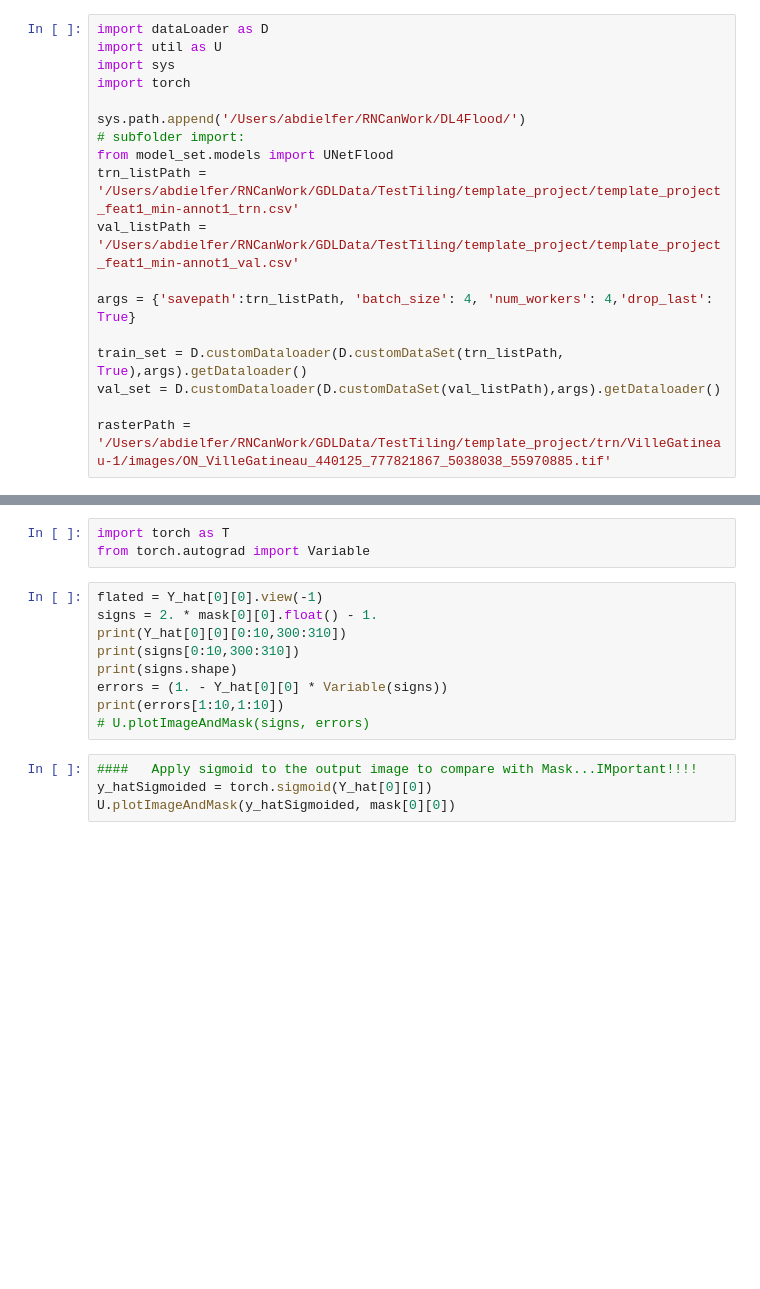
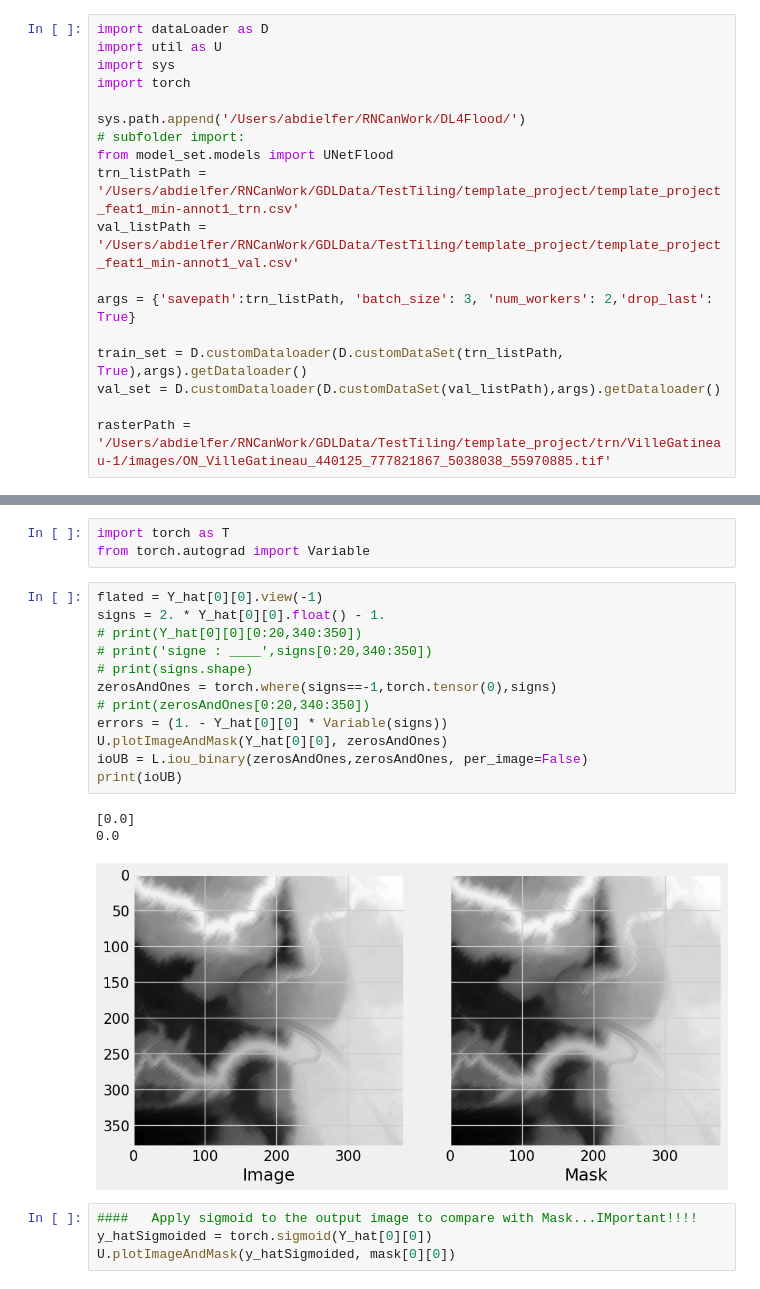
Before and after one commit to Abdielfer/DL4Flood, a Jupyter notebook: scr/testingZone.ipynb, the cells around one changed output, grey strips where cells are left out. Saved outputs shown, nothing was run; the diff lists cells and outputs as text; blank space fills up the shorter version.

```diff
--- a/scr/testingZone.ipynb
+++ b/scr/testingZone.ipynb
@@ -10,7 +10,7 @@ from model_set.models import UNetFlood
 trn_listPath = '/Users/abdielfer/RNCanWork/GDLData/TestTiling/template_project/template_project_feat1_min-annot1_trn.csv'
 val_listPath = '/Users/abdielfer/RNCanWork/GDLData/TestTiling/template_project/template_project_feat1_min-annot1_val.csv'
 
-args = {'savepath':trn_listPath, 'batch_size': 4, 'num_workers': 4,'drop_last': True}
+args = {'savepath':trn_listPath, 'batch_size': 3, 'num_workers': 2,'drop_last': True}
 
 train_set = D.customDataloader(D.customDataSet(trn_listPath, True),args).getDataloader()
 val_set = D.customDataloader(D.customDataSet(val_listPath),args).getDataloader()
@@ -65,13 +86,20 @@ import torch as T
 from torch.autograd import Variable
 # %%
 flated = Y_hat[0][0].view(-1)
-signs = 2. * mask[0][0].float() - 1.
-print(Y_hat[0][0][0:10,300:310])
-print(signs[0:10,300:310])
-print(signs.shape)
+signs = 2. * Y_hat[0][0].float() - 1.
+# print(Y_hat[0][0][0:20,340:350])
+# print('signe : ____',signs[0:20,340:350])
+# print(signs.shape)
+zerosAndOnes = torch.where(signs==-1,torch.tensor(0),signs)
+# print(zerosAndOnes[0:20,340:350])
 errors = (1. - Y_hat[0][0] * Variable(signs))
-print(errors[1:10,1:10])
-# U.plotImageAndMask(signs, errors)
+U.plotImageAndMask(Y_hat[0][0], zerosAndOnes)
+ioUB = L.iou_binary(zerosAndOnes,zerosAndOnes, per_image=False)
+print(ioUB)
+# %% [output]
+[0.0]
+0.0
+[figure, added]
 # %%
 ####   Apply sigmoid to the output image to compare with Mask...IMportant!!!!
 y_hatSigmoided = torch.sigmoid(Y_hat[0][0])
```
Also changed, not shown: parts of 6 cells of this notebook, 3 other files.
